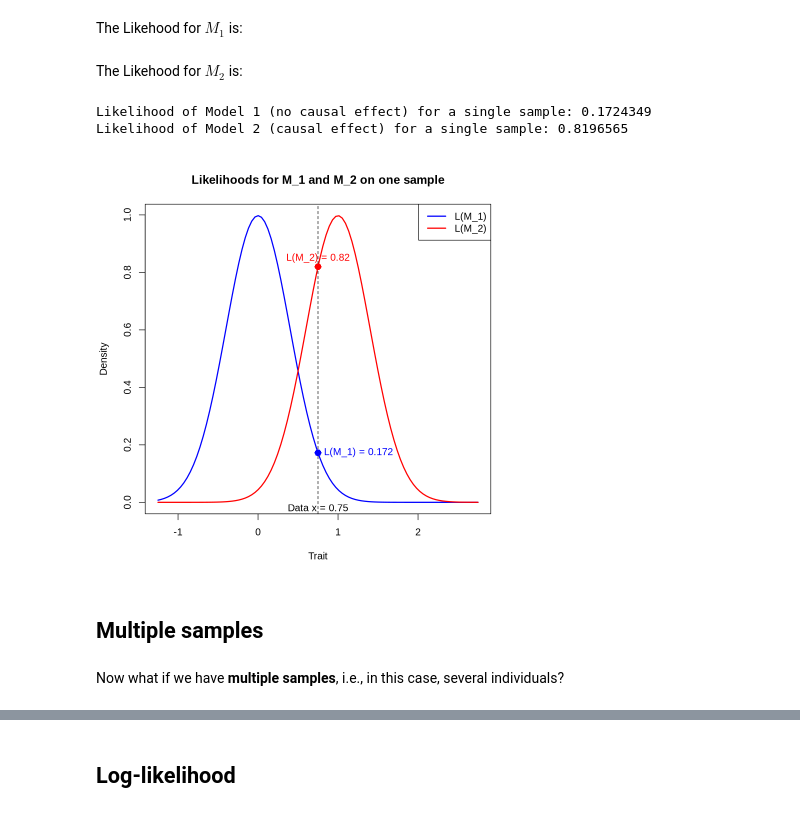
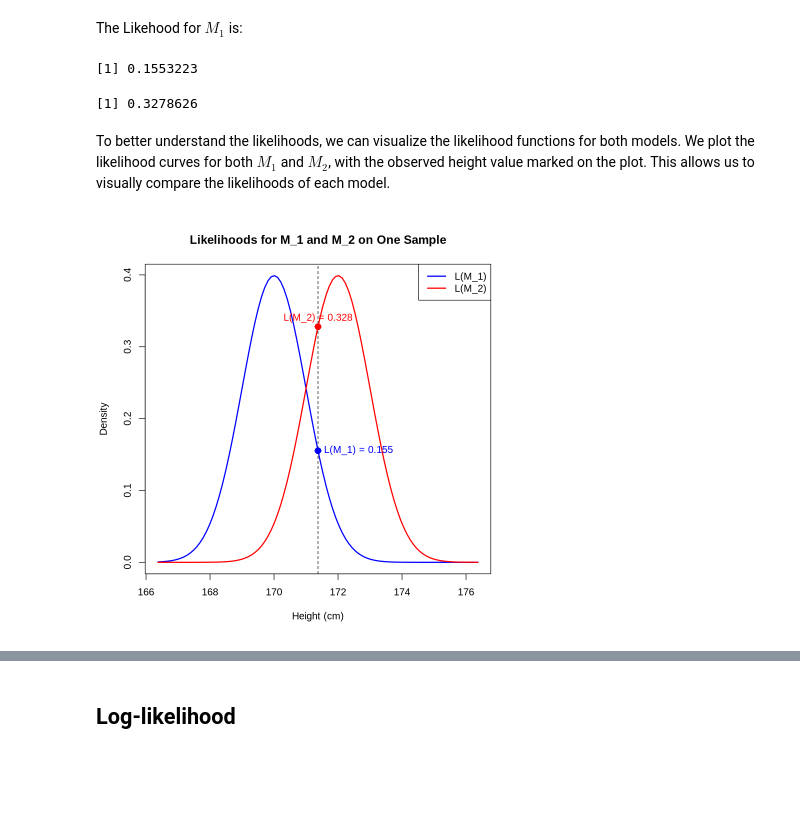
Before and after one commit to StatFunGen/statgen-prerequisites, a Jupyter notebook: 6_1_likelihood.ipynb, the cells around one changed output, grey strips where cells are left out. Cells and saved outputs as stored; diff of their text form; code cells hidden in the pictures; blank space fills up the shorter version.

```diff
--- a/6_1_likelihood.ipynb
+++ b/6_1_likelihood.ipynb
@@ -77,0 +67,14 @@ likelihood <- function(mu, sigma, y) {
+# %%
+rm(list=ls())
+set.seed(1)
+# Simulate true mean and effect size
+baseline <- 170  # Population mean of the trait (e.g., height in cm) when the genetic variant has no effect (Model 1)
+theta_true <- 2  # True effect size of the genetic variant. This represents the change in height (in cm) associated with each additional minor allele (Model 2)
+sd_y <- 1  # Standard deviation of the trait (e.g., variability in height measurement within the population)
+
+# Simulate genotype and height values
+genotype <- 1  # Example genotype (heterozygous)
+n = length(genotype)
+height_value <- rnorm(n, mean = baseline + theta_true * genotype, sd = sd_y)
+
+data.frame(genotype = genotype, height = height_value)
@@ -82,2 +104,0 @@ likelihood_1_single_sample = likelihood(mu = mu_0, sigma, trait_value)
-# %% [markdown]
-The Likehood for $M_2$ is:
@@ -86,46 +105,45 @@ likelihood_2_single_sample = likelihood(mu = mu_0+beta_true, sigma, trait_value)
-# %%
-cat("Likelihood of Model 1 (no causal effect) for a single sample:", likelihood_1_single_sample, "\n")
-cat("Likelihood of Model 2 (causal effect) for a single sample:", likelihood_2_single_sample, "\n")
-# %% [output]
-Likelihood of Model 1 (no causal effect) for a single sample: 0.1724349
-Likelihood of Model 2 (causal effect) for a single sample: 0.8196565
+# %%
+likelihood_1_single_sample <- likelihood(theta = baseline, sd = sd_y, height_value)
+likelihood_1_single_sample
+# %% [output]
+[1] 0.1553223
+# %%
+likelihood_2_single_sample <- likelihood(theta = baseline + theta_true * genotype, sd = sd_y, height_value)
+likelihood_2_single_sample
+# %% [output]
+[1] 0.3278626
+# %% [markdown]
+To better understand the likelihoods, we can visualize the likelihood functions for both models. We plot the likelihood curves for both $M_1$ and $M_2$, with the observed height value marked on the plot. This allows us to visually compare the likelihoods of each model.
 # %%
 # Create a sequence of x values for plotting the density
-x_vals <- seq(trait_value - 2, trait_value + 2, length.out = 100)
+x_vals <- seq(height_value - 5, height_value + 5, length.out = 100)
 
 # Compute the likelihood densities for both models
-likelihood_1_curve <- dnorm(x_vals, mean = mu_0, sd = sigma)
-likelihood_2_curve <- dnorm(x_vals, mean = mu_0 + beta_true, sd = sigma)
+likelihood_1_curve <- dnorm(x_vals, mean = baseline, sd = sd_y)
+likelihood_2_curve <- dnorm(x_vals, mean = baseline + theta_true * genotype, sd = sd_y)
 
 # Plot the two likelihood curves
 plot(x_vals, likelihood_1_curve, type = "l", col = "blue", lwd = 2,
-     xlab = "Trait", ylab = "Density",
-     main = "Likelihoods for M_1 and M_2 on one sample")
+     xlab = "Height (cm)", ylab = "Density",
+     main = "Likelihoods for M_1 and M_2 on One Sample")
 lines(x_vals, likelihood_2_curve, col = "red", lwd = 2)
 
-# Add vertical black dashed line to show the observed trait_value
-abline(v = trait_value, col = "black", lty = 2)
+# Add vertical dashed line to show the observed height value
+abline(v = height_value, col = "black", lty = 2)
 
-# Label the y-values at the trait_value for both curves
-y_label_1 <- dnorm(trait_value, mean = mu_0, sd = sigma)
-y_label_2 <- dnorm(trait_value, mean = mu_0 + beta_true, sd = sigma)
+# Add labels for the likelihood values at the height value for both models
+y_label_1 <- dnorm(height_value, mean = baseline, sd = sd_y)
+y_label_2 <- dnorm(height_value, mean = baseline + theta_true, sd = sd_y)
 
-text(trait_value, y_label_1, labels = paste("L(M_1) =", round(y_label_1, 3)), pos = 4, col = "blue")
-text(trait_value, y_label_2, labels = paste("L(M_2) =", round(y_label_2, 3)), pos = 3, col = "red")
+text(height_value, y_label_1, labels = paste("L(M_1) =", round(y_label_1, 3)), pos = 4, col = "blue")
+text(height_value, y_label_2, labels = paste("L(M_2) =", round(y_label_2, 3)), pos = 3, col = "red")
 
-# Add points at the intersection of the trait_value on both curves
-points(trait_value, y_label_1, col = "blue", pch = 16, cex = 1.5)
-points(trait_value, y_label_2, col = "red", pch = 16, cex = 1.5)
-
-# Add label for the trait value on the x-axis
-text(trait_value, 0.01, labels = paste("Data x =", round(trait_value, 2)), pos = 1, col = "black")
+# Add points at the intersection of the height value on both curves
+points(height_value, y_label_1, col = "blue", pch = 16, cex = 1.5)
+points(height_value, y_label_2, col = "red", pch = 16, cex = 1.5)
 
 # Add a legend
 legend("topright", legend = c("L(M_1)", "L(M_2)"),
        col = c("blue", "red"), lwd = 2)
 # %% [output]
-[figure, old version]
+[figure, new version]
-# %% [markdown]
-## Multiple samples
-# %% [markdown]
-Now what if we have **multiple samples**, i.e., in this case, several individuals?
```
Also changed, not shown: parts of 41 cells of this notebook, 8 other files.
